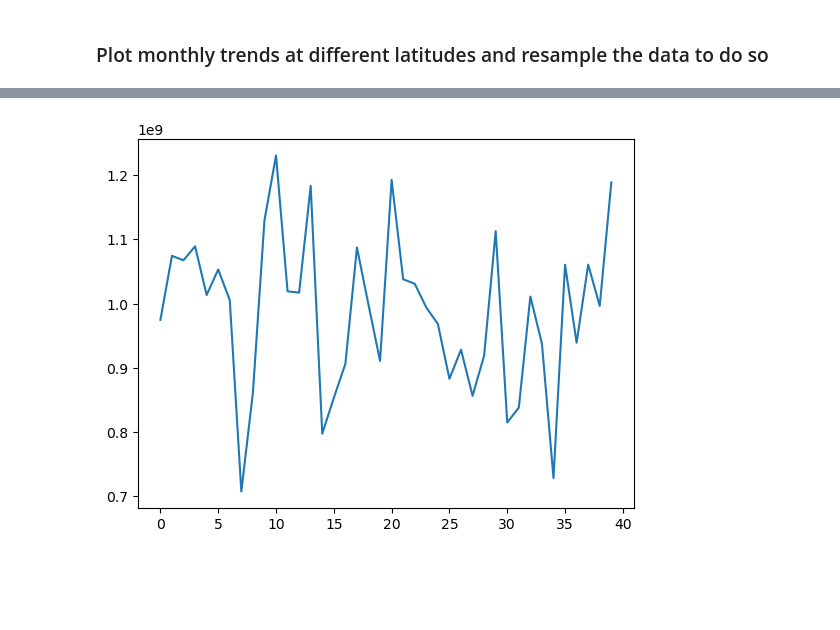
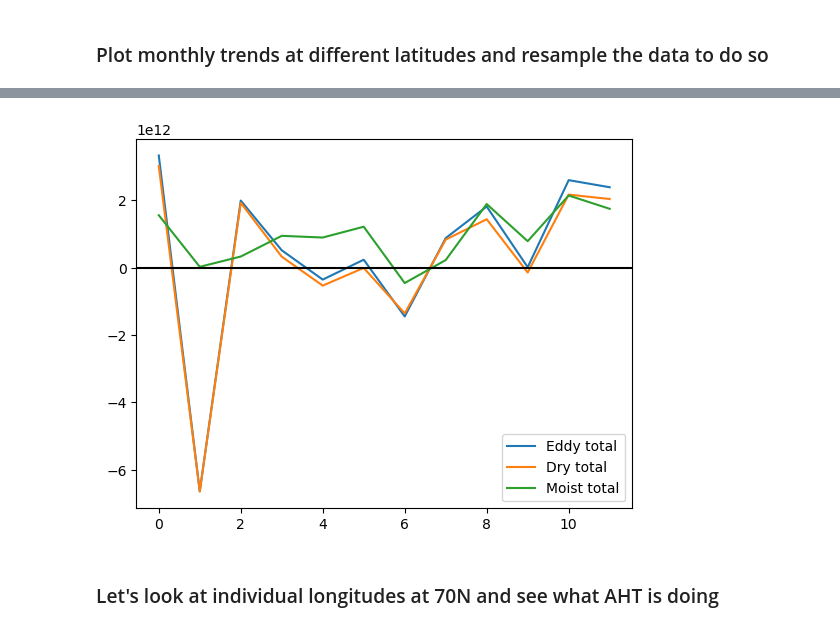
Before and after one commit to tylersc/ERA5_aht, a Jupyter notebook: AHT_work_w_Lily.ipynb, the cells around one changed output, grey strips where cells are left out. Saved outputs shown, nothing was run; the diff lists cells and outputs as text; code cells hidden in the pictures; blank space fills up the shorter version.

Commit message:
Updates to look at 70N zonal AHT changes

```diff
--- a/AHT_work_w_Lily.ipynb
+++ b/AHT_work_w_Lily.ipynb
@@ -163,22 +163,30 @@ aht_ds_monthly = xr.open_dataset('aht_time_series/era5_monthly_aht_time_series.n
 # %%
 
 slopes = np.zeros((361, 12))
+r_sqds = np.zeros((361, 12))
+p_values = np.zeros((361, 12))
 
 for i in range(361):
     lat_idx = i
     which_lat = lats[i]
 
-    monthly_aves = aht_ds_monthly.eddy_aht_dry.sel(latitude = which_lat)
+    monthly_aves = aht_ds_monthly.eddy_aht.sel(latitude = which_lat)
 
     for month in range(12):
         one_month_data = monthly_aves[month::12]
-        m, b = np.polyfit(range(40), one_month_data * geometry[lat_idx], 1)
-        slopes[i,month] = m
+        #m, b = np.polyfit(range(40), one_month_data * geometry[lat_idx], 1)
+        slope, intercept, r_value, p_value, std_err = sc.linregress(range(40), one_month_data)
+        slopes[i,month] = slope
+        r_sqds[i,month] = r_value ** 2
+        p_values[i,month] = p_value
 
 #plt.contourf(range(1, 13), lats, 10 * slopes/1e15, levels=np.linspace(-.4, .4, 30), cmap='bwr')
-plt.contourf(range(1, 13), lats, 10 * slopes/1e15, levels=np.linspace(-.13, .13, 30), cmap='bwr')
+contf = plt.contourf(range(1, 13), lats, 10 * slopes/1e15, levels=np.linspace(-.13, .13, 30), cmap='bwr')
+#plt.contour(range(1, 13), lats, r_sqds, levels=[0, .1, .2, .3, .4, .5], colors='k')
+plt.contour(range(1, 13), lats, p_values, levels=[0.05], colors='k')
 
-plt.colorbar(label='PW/decade')
+
+plt.colorbar(contf, label='PW/decade')
 
 #plt.ylim([40, 90])
 
@@ -192,6 +200,7 @@ plt.show()
 
 plt.plot(lats, 10*np.nanmean(slopes, axis=1)/1e15)
 #plt.ylim([-.01, .01])
+#plt.xlim([60, 90])
 plt.xlabel('Latitude')
 
 plt.ylabel('PW/decade')
@@ -206,6 +215,30 @@ plt.show()
 # %%
-plt.plot(range(40), aht_ds_monthly.total_aht.sel(latitude=75)[1::12])
+which_lat = 70
 
+tot_aht_trends = np.zeros(12)
+dry_aht_trends = np.zeros(12)
+moist_aht_trends = np.zeros(12)
+
+for month in range(12):
+    aht_tot = aht_ds_monthly.eddy_aht.sel(latitude=which_lat)[month::12]
+    aht_dry = aht_ds_monthly.eddy_aht_dry.sel(latitude=which_lat)[month::12]
+    aht_moist = aht_ds_monthly.eddy_aht_moist.sel(latitude=which_lat)[month::12]
+    slope_tot, intercept_tot, r_value_tot, p_value_tot, std_err_tot = sc.linregress(range(40), aht_tot)
+    slope_dry, intercept_dry, r_value_dry, p_value_dry, std_err_dry = sc.linregress(range(40), aht_dry)
+    slope_moist, intercept_moist, r_value_moist, p_value_moist, std_err_moist = sc.linregress(range(40), aht_moist)
+    tot_aht_trends[month] = slope_tot
+    dry_aht_trends[month] = slope_dry
+    moist_aht_trends[month] = slope_moist
+
+plt.plot(range(12), tot_aht_trends, label='Eddy total')
+plt.plot(range(12), dry_aht_trends, label='Dry total')
+plt.plot(range(12), moist_aht_trends*5, label='Moist total')
+
+plt.axhline(color='k')
+
+plt.legend(loc=0)
 plt.show()
 # %% [output]
-[figure, old version]
+[figure, new version]
+# %% [markdown]
+### Let's look at individual longitudes at 70N and see what AHT is doing
```
Also changed, not shown: parts of 9 cells of this notebook.
